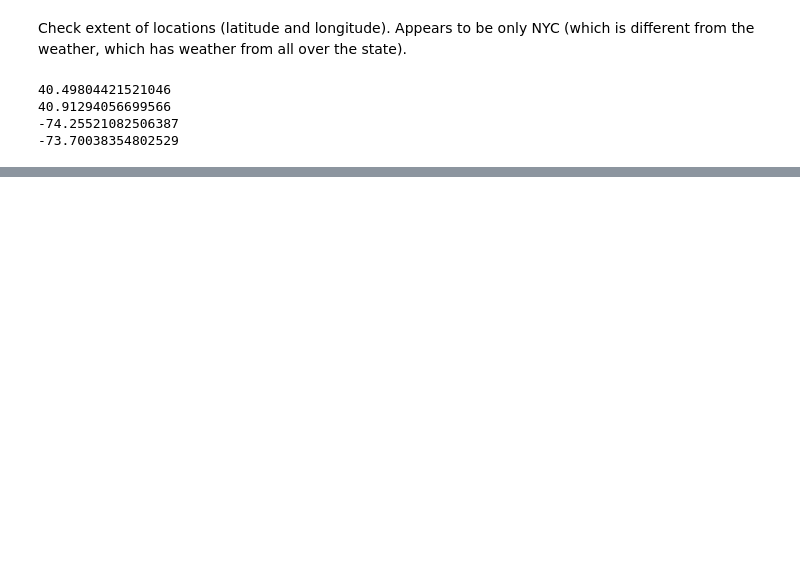
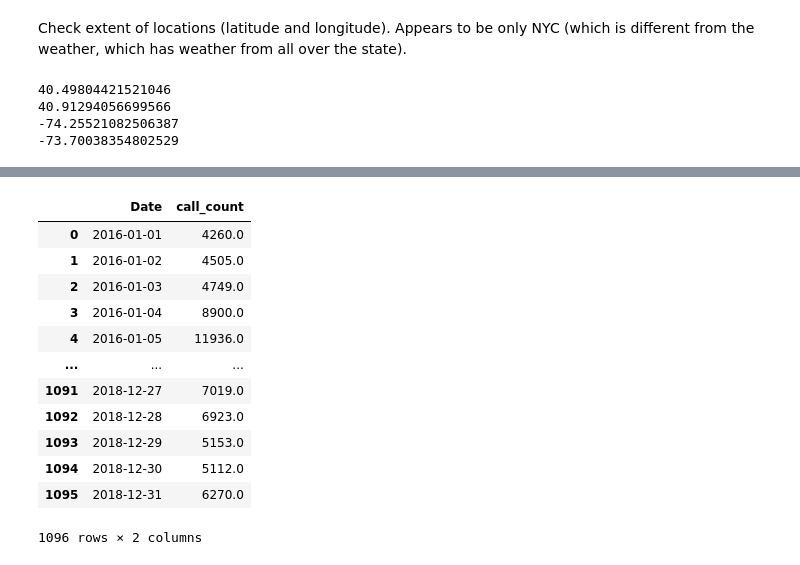
Before and after one commit to ericschwen/weather_311, a Jupyter notebook: 311_exploration.ipynb, the cells around one changed output, grey strips where cells are left out. Drawn from its saved outputs; the diff is of its cells as text; code cells hidden in the pictures; blank space fills up the shorter version.

```diff
--- a/311_exploration.ipynb
+++ b/311_exploration.ipynb
@@ -178,0 +265,16 @@ Name: Created Date, dtype: object
+# %%
+d311
+# %% [output]
+|  | Date | call_count |
+| 0 | 2016-01-01 | 4260.0 |
+| 1 | 2016-01-02 | 4505.0 |
+| 2 | 2016-01-03 | 4749.0 |
+| 3 | 2016-01-04 | 8900.0 |
+| 4 | 2016-01-05 | 11936.0 |
+| ... | ... | ... |
+| 1091 | 2018-12-27 | 7019.0 |
+| 1092 | 2018-12-28 | 6923.0 |
+| 1093 | 2018-12-29 | 5153.0 |
+| 1094 | 2018-12-30 | 5112.0 |
+| 1095 | 2018-12-31 | 6270.0 |
+1096 rows × 2 columns
```
Also changed, not shown: parts of 37 cells of this notebook.
